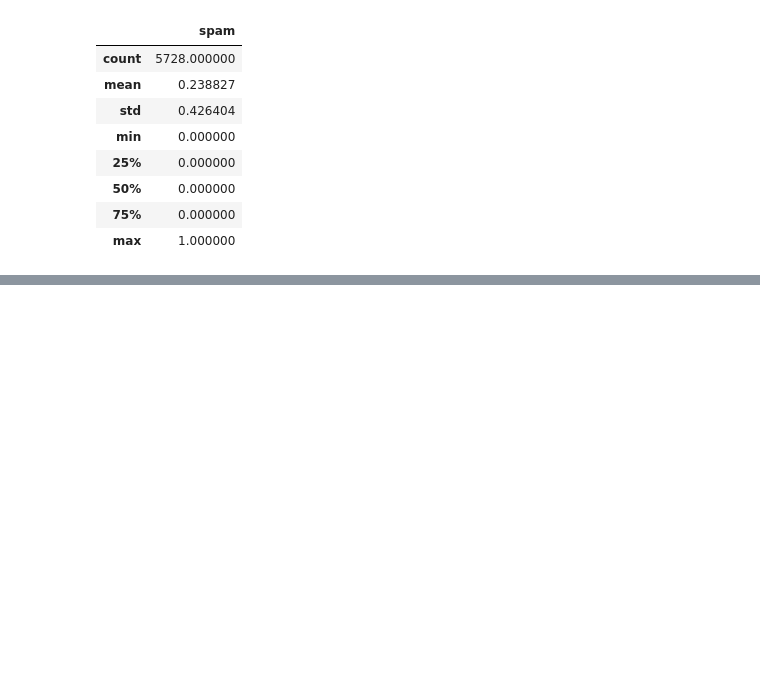
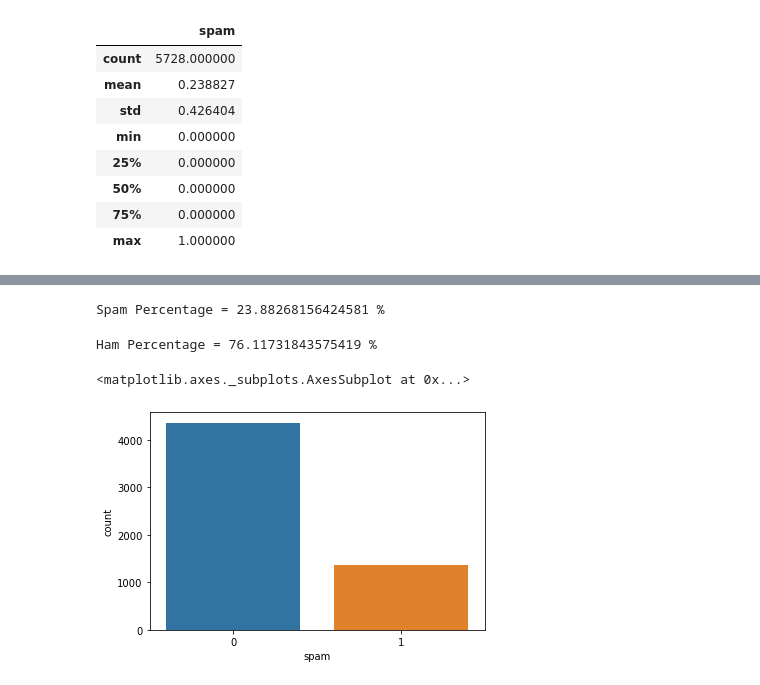
Before and after one commit to Srinivas1043/spam-classifier, a Jupyter notebook: Spam Classifier.ipynb, the cells around one changed output, grey strips where cells are left out. Drawn from its saved outputs; the diff is of its cells as text; code cells hidden in the pictures; blank space fills up the shorter version.

Commit message:
Data Visualized

```diff
--- a/Spam Classifier.ipynb
+++ b/Spam Classifier.ipynb
@@ -91,0 +158,13 @@ spam_df.describe()
+# %%
+print('Spam Percentage =', (len(spam)/len(spam_df))*100,'%' )
+# %% [output]
+Spam Percentage = 23.88268156424581 %
+# %%
+print('Ham Percentage =',(len(ham)/len(spam_df))*100,'%')
+# %% [output]
+Ham Percentage = 76.11731843575419 %
+# %%
+sns.countplot(spam_df.spam, label = 'Count Spam vs Ham')
+# %% [output]
+<matplotlib.axes._subplots.AxesSubplot at 0x...>
+[figure, added]
```
Also changed, not shown: parts of 6 cells of this notebook.
